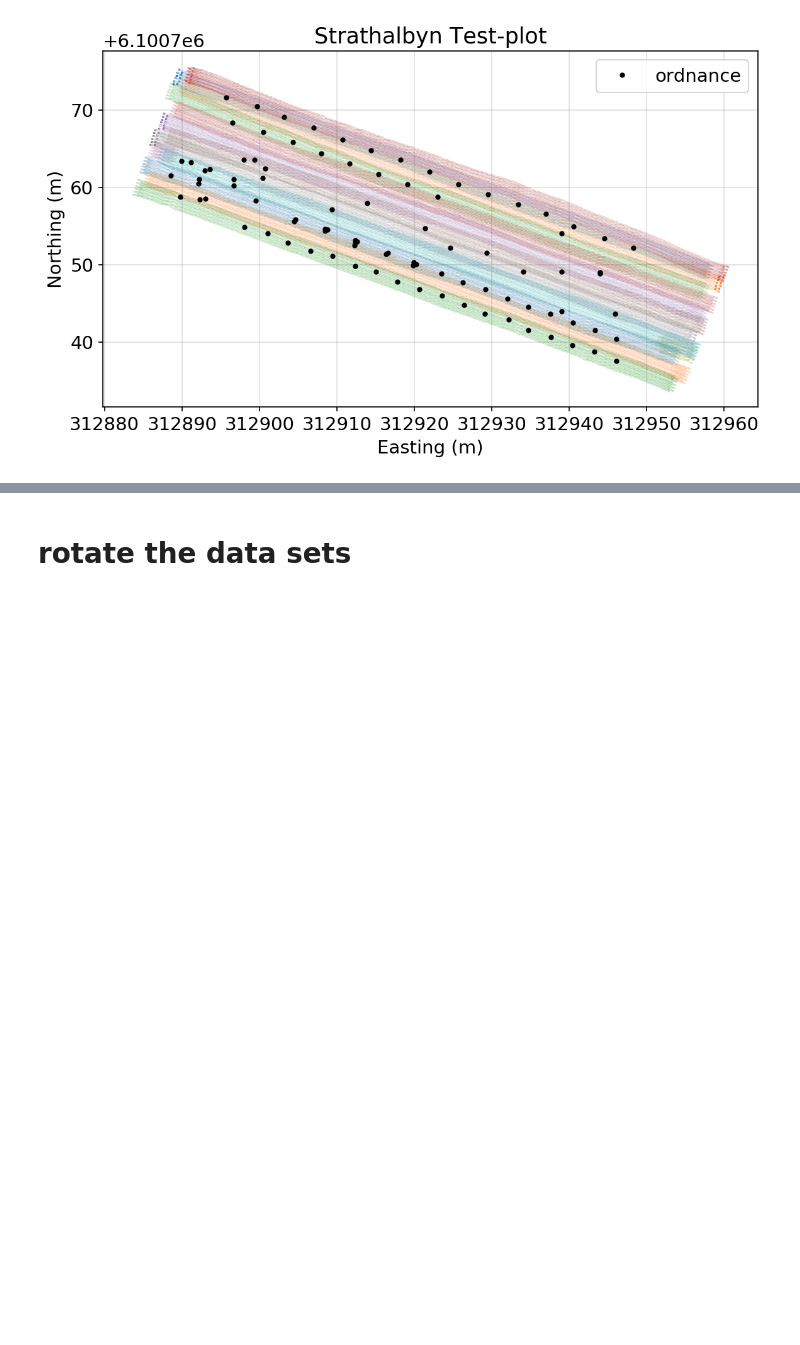
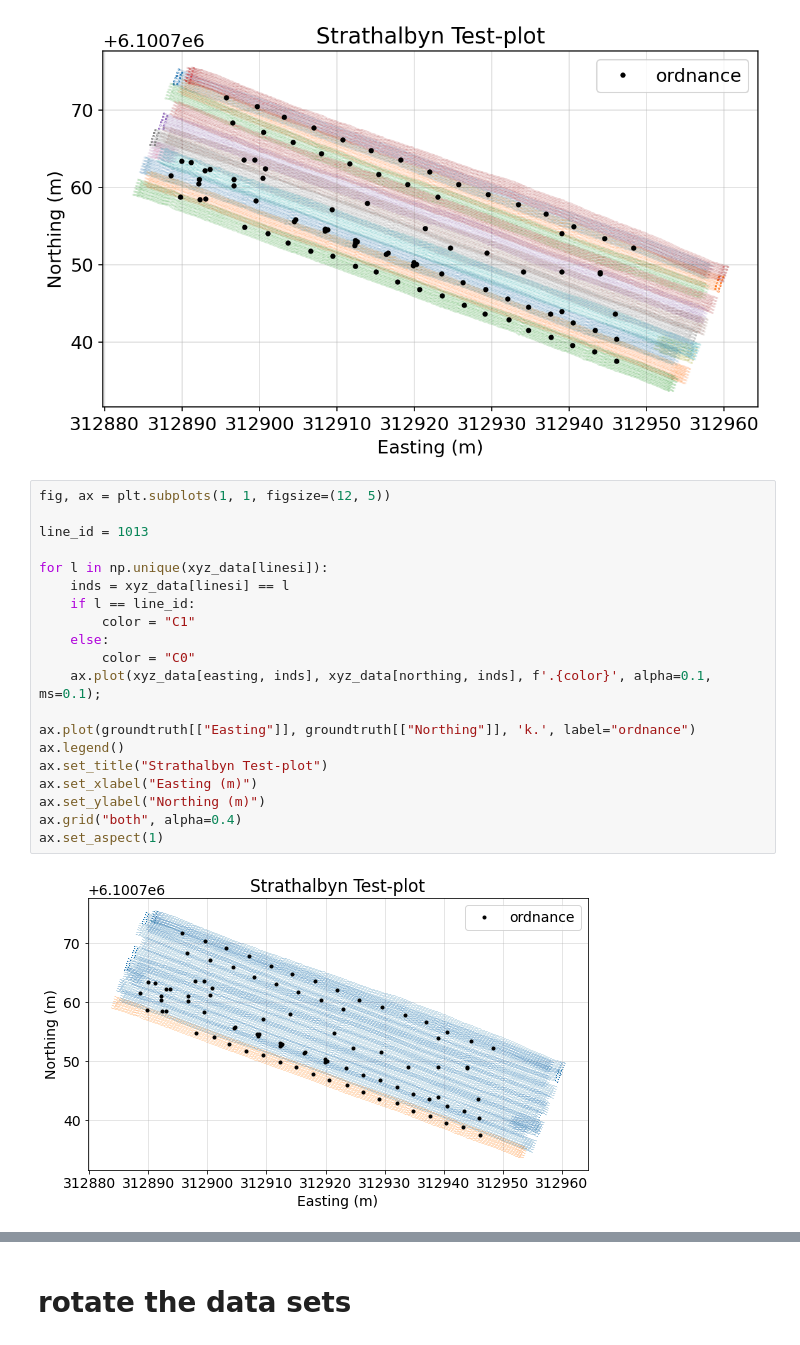
Before and after one commit to lheagy/uxo-workspace, a Jupyter notebook: plotting_test_data_and_noise.ipynb, the cells around one changed output, grey strips where cells are left out. Saved outputs shown, nothing was run; the diff lists cells and outputs as text; blank space fills up the shorter version.

```diff
--- a/plotting_test_data_and_noise.ipynb
+++ b/plotting_test_data_and_noise.ipynb
@@ -324,3 +328,25 @@ ax.grid("both", alpha=0.4)
 ax.set_aspect(1)
 # %% [output]
 [figure]
+# %%
+fig, ax = plt.subplots(1, 1, figsize=(12, 5))
+
+line_id = 1013
+
+for l in np.unique(xyz_data[linesi]):
+    inds = xyz_data[linesi] == l
+    if l == line_id:
+        color = "C1"
+    else:
+        color = "C0"
+    ax.plot(xyz_data[easting, inds], xyz_data[northing, inds], f'.{color}', alpha=0.1, ms=0.1);
+
+ax.plot(groundtruth[["Easting"]], groundtruth[["Northing"]], 'k.', label="ordnance")
+ax.legend()
+ax.set_title("Strathalbyn Test-plot")
+ax.set_xlabel("Easting (m)")
+ax.set_ylabel("Northing (m)")
+ax.grid("both", alpha=0.4)
+ax.set_aspect(1)
+# %% [output]
+[figure, added]
```
Also changed, not shown: parts of 13 cells of this notebook, 4 other files.
